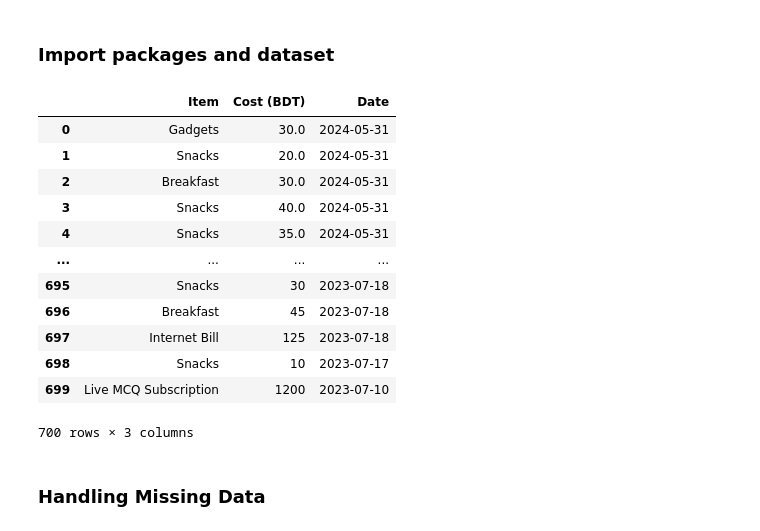
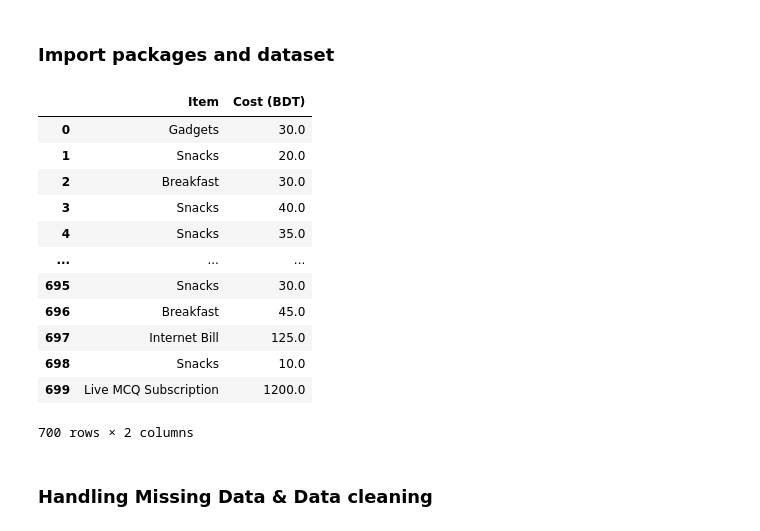
Before and after one commit to foy4748/learn_data_science, a Jupyter notebook: ExpenseAnalysis/ExpenseAnalysis.ipynb, the cells around one changed output. Cells and saved outputs as stored; diff of their text form; code cells hidden in the pictures.

Commit message:
Analyzed Expenses data a bit

```diff
--- a/ExpenseAnalysis/ExpenseAnalysis.ipynb
+++ b/ExpenseAnalysis/ExpenseAnalysis.ipynb
@@ -2,31 +2,34 @@
 ### Import packages and dataset
 # %%
 import pandas as pd
+import matplotlib.pyplot as plt
+
+pd.options.mode.chained_assignment = None  # default='warn'
+
 from openpyxl import load_workbook
 
 sheet_names = load_workbook(filename="./data/Expenses.xlsx").sheetnames
 
 read_excel_file = pd.read_excel("./data/Expenses.xlsx",
                                 sheet_name=sheet_names[2:],
-                                usecols=[0,1,2],
-                                header=4,
-                                converters={"Cost (BDT)": lambda x: 0 if pd.isna(x) else x})
+                                usecols=[0,1],
+                                header=4)
 
 df = pd.concat(read_excel_file, ignore_index=True)
 df
 # %% [output]
-|  | Item | Cost (BDT) | Date |
-| 0 | Gadgets | 30.0 | 2024-05-31 |
-| 1 | Snacks | 20.0 | 2024-05-31 |
-| 2 | Breakfast | 30.0 | 2024-05-31 |
-| 3 | Snacks | 40.0 | 2024-05-31 |
-| 4 | Snacks | 35.0 | 2024-05-31 |
-| ... | ... | ... | ... |
-| 695 | Snacks | 30 | 2023-07-18 |
-| 696 | Breakfast | 45 | 2023-07-18 |
-| 697 | Internet Bill | 125 | 2023-07-18 |
-| 698 | Snacks | 10 | 2023-07-17 |
-| 699 | Live MCQ Subscription | 1200 | 2023-07-10 |
+|  | Item | Cost (BDT) |
+| 0 | Gadgets | 30.0 |
+| 1 | Snacks | 20.0 |
+| 2 | Breakfast | 30.0 |
+| 3 | Snacks | 40.0 |
+| 4 | Snacks | 35.0 |
+| ... | ... | ... |
+| 695 | Snacks | 30.0 |
+| 696 | Breakfast | 45.0 |
+| 697 | Internet Bill | 125.0 |
+| 698 | Snacks | 10.0 |
+| 699 | Live MCQ Subscription | 1200.0 |
-700 rows × 3 columns
+700 rows × 2 columns
 # %% [markdown]
-### Handling Missing Data
+### Handling Missing Data & Data cleaning
```
Also changed, not shown: parts of 3 cells of this notebook, 2 other files.
